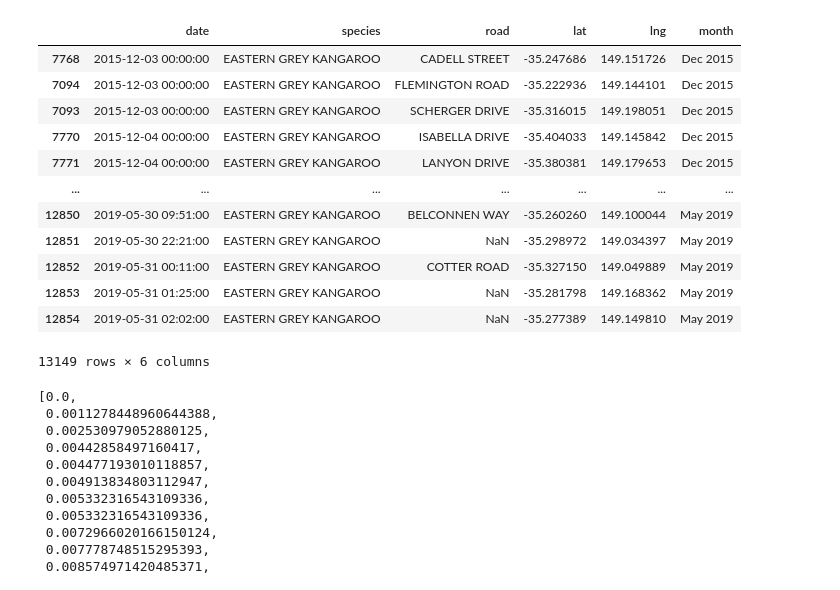
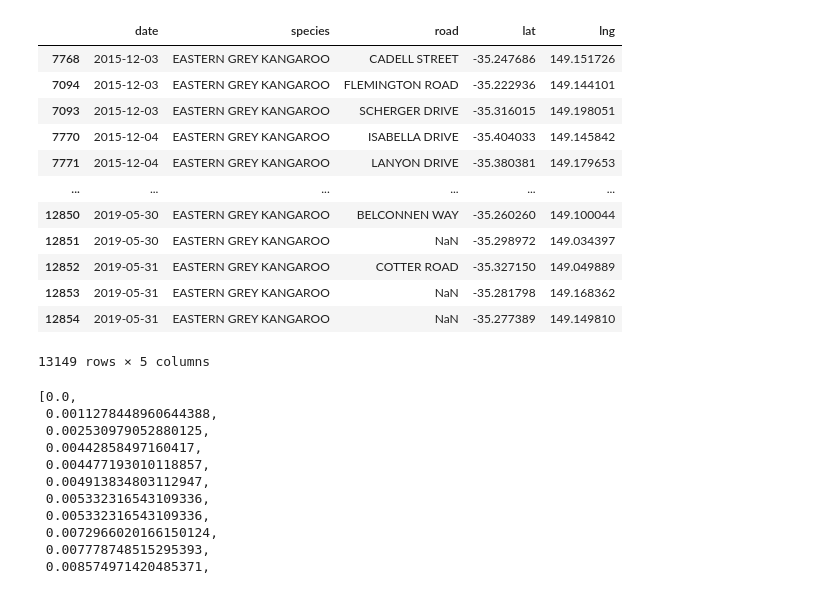
Before and after one commit to MarkusMannheim/canberra-roadkill, a Jupyter notebook: resources/wildlife.ipynb, the cells around one changed output. Cells and saved outputs as stored; diff of their text form; code cells hidden in the pictures.

```diff
--- a/resources/wildlife.ipynb
+++ b/resources/wildlife.ipynb
@@ -1,27 +1,28 @@
 # %%
 import pandas as pd
 import math
 data = pd.read_csv("Wildlife_incident_locations.csv")
 data.columns = ["date", "species", "road", "lat", "lng"]
 data[["lat", "lng", "road", "species"]].to_csv("stats.csv", index=False)
 data["date"] = pd.to_datetime(data["date"])
 data.sort_values("date", inplace=True)
-data["month"] = data["date"].dt.strftime("%b %Y")
+data["date"] = data["date"].dt.date
+data[["date", "lat", "lng"]].to_csv("wildlife.csv", index=False)
 data
 # %% [output]
-|  | date | species | road | lat | lng | month |
-| 7768 | 2015-12-03 00:00:00 | EASTERN GREY KANGAROO | CADELL STREET | -35.247686 | 149.151726 | Dec 2015 |
-| 7094 | 2015-12-03 00:00:00 | EASTERN GREY KANGAROO | FLEMINGTON ROAD | -35.222936 | 149.144101 | Dec 2015 |
-| 7093 | 2015-12-03 00:00:00 | EASTERN GREY KANGAROO | SCHERGER DRIVE | -35.316015 | 149.198051 | Dec 2015 |
-| 7770 | 2015-12-04 00:00:00 | EASTERN GREY KANGAROO | ISABELLA DRIVE | -35.404033 | 149.145842 | Dec 2015 |
-| 7771 | 2015-12-04 00:00:00 | EASTERN GREY KANGAROO | LANYON DRIVE | -35.380381 | 149.179653 | Dec 2015 |
-| ... | ... | ... | ... | ... | ... | ... |
-| 12850 | 2019-05-30 09:51:00 | EASTERN GREY KANGAROO | BELCONNEN WAY | -35.260260 | 149.100044 | May 2019 |
-| 12851 | 2019-05-30 22:21:00 | EASTERN GREY KANGAROO | NaN | -35.298972 | 149.034397 | May 2019 |
-| 12852 | 2019-05-31 00:11:00 | EASTERN GREY KANGAROO | COTTER ROAD | -35.327150 | 149.049889 | May 2019 |
-| 12853 | 2019-05-31 01:25:00 | EASTERN GREY KANGAROO | NaN | -35.281798 | 149.168362 | May 2019 |
-| 12854 | 2019-05-31 02:02:00 | EASTERN GREY KANGAROO | NaN | -35.277389 | 149.149810 | May 2019 |
+|  | date | species | road | lat | lng |
+| 7768 | 2015-12-03 | EASTERN GREY KANGAROO | CADELL STREET | -35.247686 | 149.151726 |
+| 7094 | 2015-12-03 | EASTERN GREY KANGAROO | FLEMINGTON ROAD | -35.222936 | 149.144101 |
+| 7093 | 2015-12-03 | EASTERN GREY KANGAROO | SCHERGER DRIVE | -35.316015 | 149.198051 |
+| 7770 | 2015-12-04 | EASTERN GREY KANGAROO | ISABELLA DRIVE | -35.404033 | 149.145842 |
+| 7771 | 2015-12-04 | EASTERN GREY KANGAROO | LANYON DRIVE | -35.380381 | 149.179653 |
+| ... | ... | ... | ... | ... | ... |
+| 12850 | 2019-05-30 | EASTERN GREY KANGAROO | BELCONNEN WAY | -35.260260 | 149.100044 |
+| 12851 | 2019-05-30 | EASTERN GREY KANGAROO | NaN | -35.298972 | 149.034397 |
+| 12852 | 2019-05-31 | EASTERN GREY KANGAROO | COTTER ROAD | -35.327150 | 149.049889 |
+| 12853 | 2019-05-31 | EASTERN GREY KANGAROO | NaN | -35.281798 | 149.168362 |
+| 12854 | 2019-05-31 | EASTERN GREY KANGAROO | NaN | -35.277389 | 149.149810 |
-13149 rows × 6 columns
+13149 rows × 5 columns
 # %%
 point = [data.loc[0]["lng"], data.loc[0]["lat"]]
 distances = []
```
Also changed, not shown: 7 other files.
